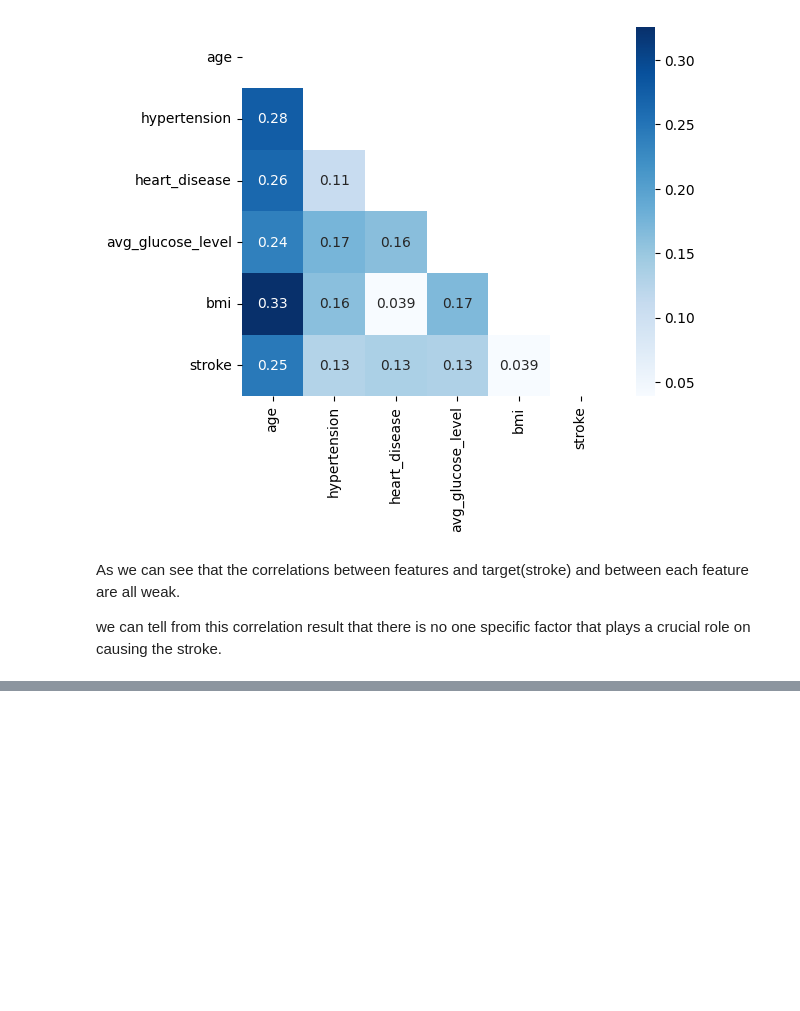
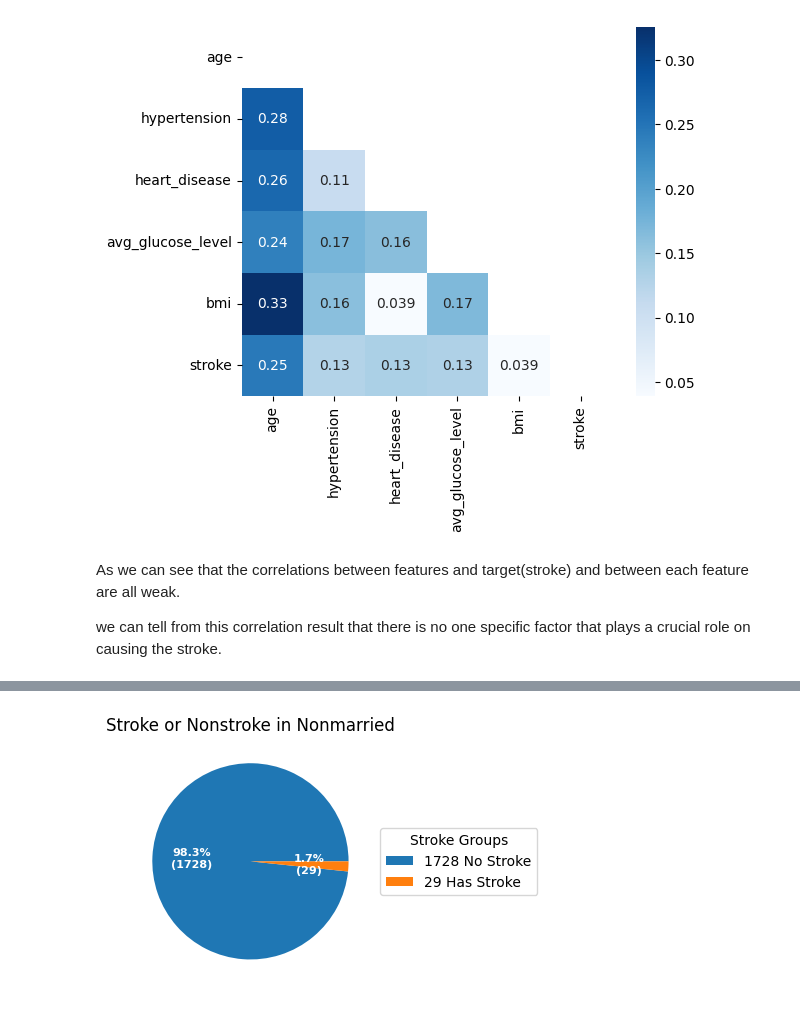
Before and after one commit to QianFu520/Machine-Learning-Stroke-Prediction, a Jupyter notebook: Part 3-Explanatory Visuals-Key Findings.ipynb, the cells around one changed output, grey strips where cells are left out. Saved outputs shown, nothing was run; the diff lists cells and outputs as text; code cells hidden in the pictures; blank space fills up the shorter version.

```diff
--- a/Part 3-Explanatory Visuals-Key Findings.ipynb
+++ b/Part 3-Explanatory Visuals-Key Findings.ipynb
@@ -203,0 +188,4 @@ female_fig, ax = stroke_group('2853 No Stroke', '141 Has Stroke', 'Female')
+# %%
+nonmarried_fig, ax = stroke_group('1728 No Stroke', '29 Has Stroke', 'in Nonmarried')
+# %% [output]
+[figure, added]
```
Also changed, not shown: parts of 41 cells of this notebook.
